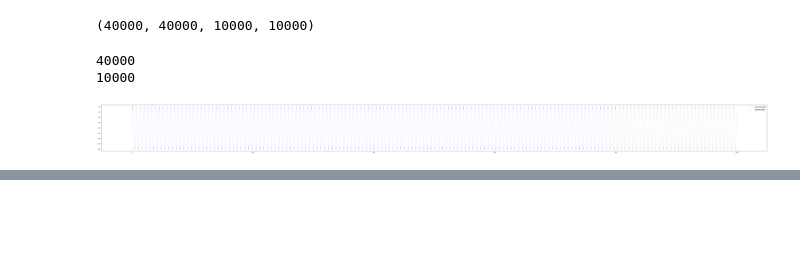
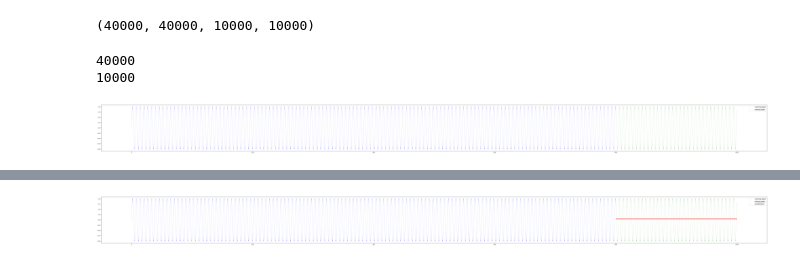
Before and after one commit to GrzegorzSzczepanek/deep_learning_fun, a Jupyter notebook: training_on_trigonometric_functions.ipynb, the cells around one changed output, grey strips where cells are left out. Cells and saved outputs as stored; diff of their text form; code cells hidden in the pictures; blank space fills up the shorter version.

```diff
--- a/training_on_trigonometric_functions.ipynb
+++ b/training_on_trigonometric_functions.ipynb
@@ -208,14 +225,16 @@ RuntimeError: ignored
 # %%
 # 1. Set the model in evaluation mode
 model.eval()
 
 # 2. Setup the inference mode context manager
 with torch.inference_mode():
   # 3. Make sure the calculations are done with the model and data on the same device
   # in our case, we haven't setup device-agnostic code yet so our data and model are
   # on the CPU by default.
   # model_0.to(device)
-  # X_test = X_test.to(device)
+  X_test = X_test.unsqueeze(1)
   y_preds = model(X_test)
 
 plot_predictions(predictions=y_preds)
+# %% [output]
+[figure, added]
```
Also changed, not shown: parts of 7 cells of this notebook.
